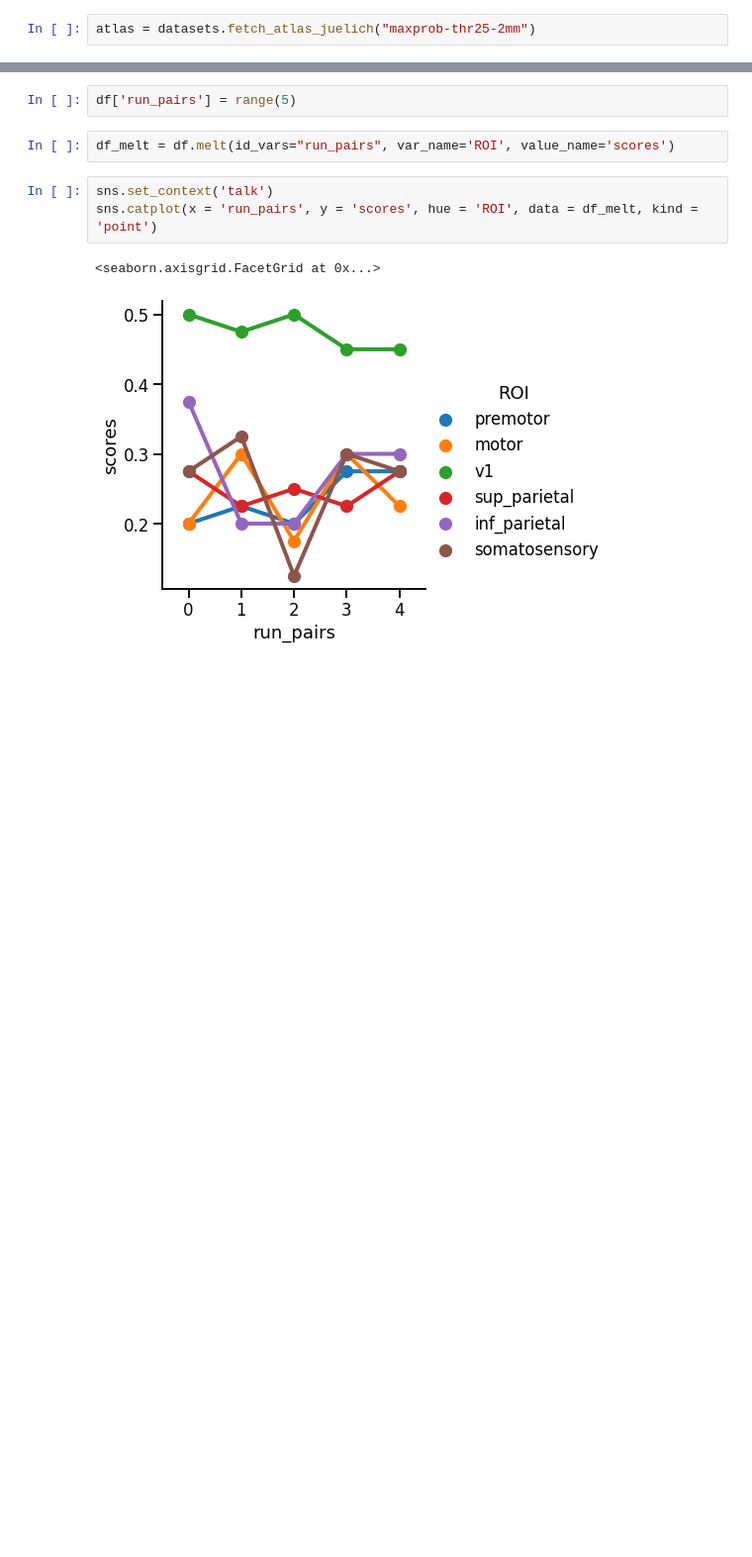
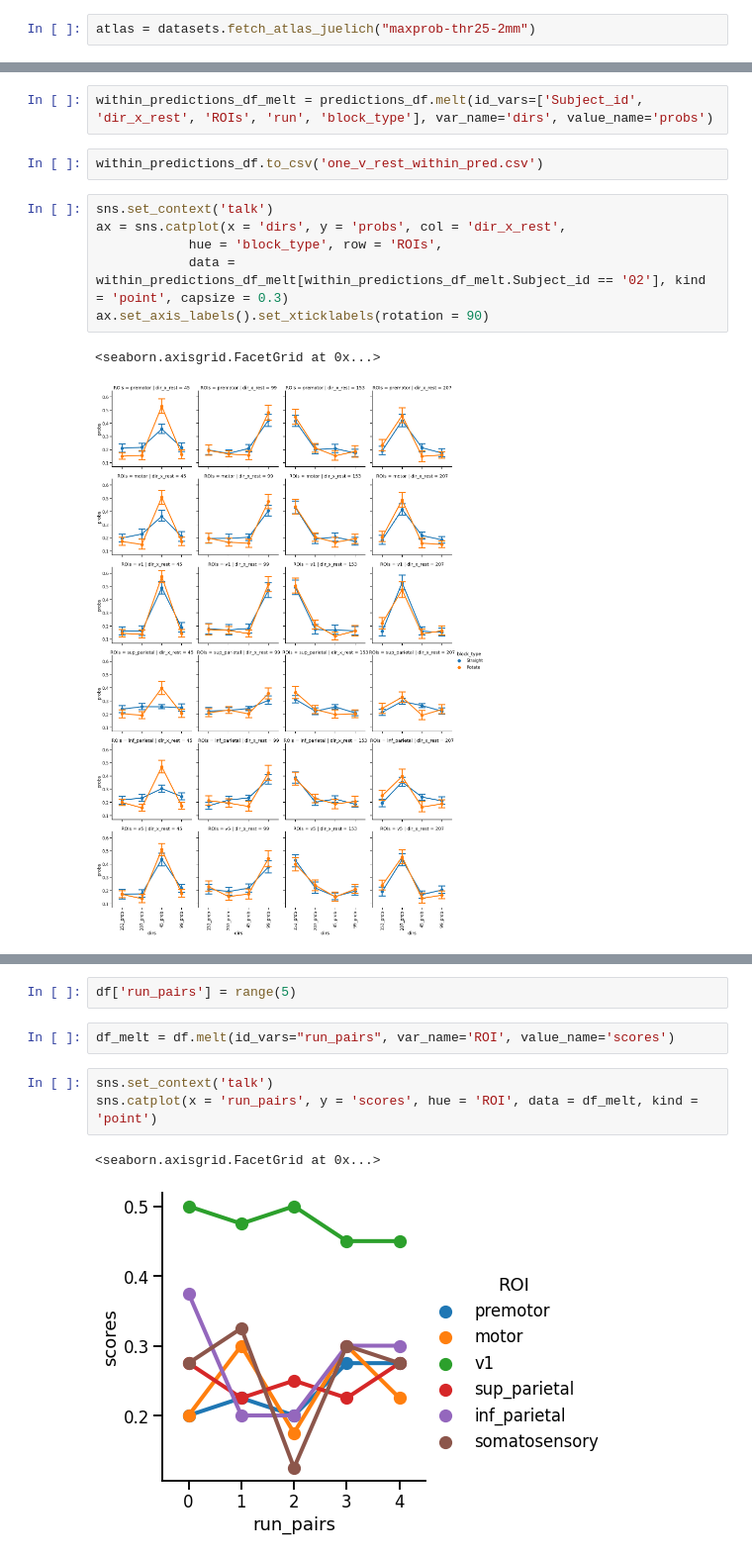
Before and after one commit to tejas-savalia/fmri_project, a Jupyter notebook: mvpa_classification.ipynb, the cells around one changed output, grey strips where cells are left out. Shown at 99% size. Saved outputs shown, nothing was run; the diff lists cells and outputs as text; blank space fills up the shorter version.

```diff
--- a/mvpa_classification.ipynb
+++ b/mvpa_classification.ipynb
@@ -37 +101,14 @@ masks = {"premotor":"GM Premotor cortex BA6",
+# %%
+within_predictions_df_melt = predictions_df.melt(id_vars=['Subject_id', 'dir_x_rest', 'ROIs', 'run', 'block_type'], var_name='dirs', value_name='probs')
+# %%
+within_predictions_df.to_csv('one_v_rest_within_pred.csv')
+# %%
+sns.set_context('talk')
+ax = sns.catplot(x = 'dirs', y = 'probs', col = 'dir_x_rest',
+            hue = 'block_type', row = 'ROIs',
+            data = within_predictions_df_melt[within_predictions_df_melt.Subject_id == '02'], kind = 'point', capsize = 0.3)
+ax.set_axis_labels().set_xticklabels(rotation = 90)
+# %% [output]
+<seaborn.axisgrid.FacetGrid at 0x...>
+[figure, added]
 # %%
```
Also changed, not shown: parts of 17 cells of this notebook, 3 other files.
